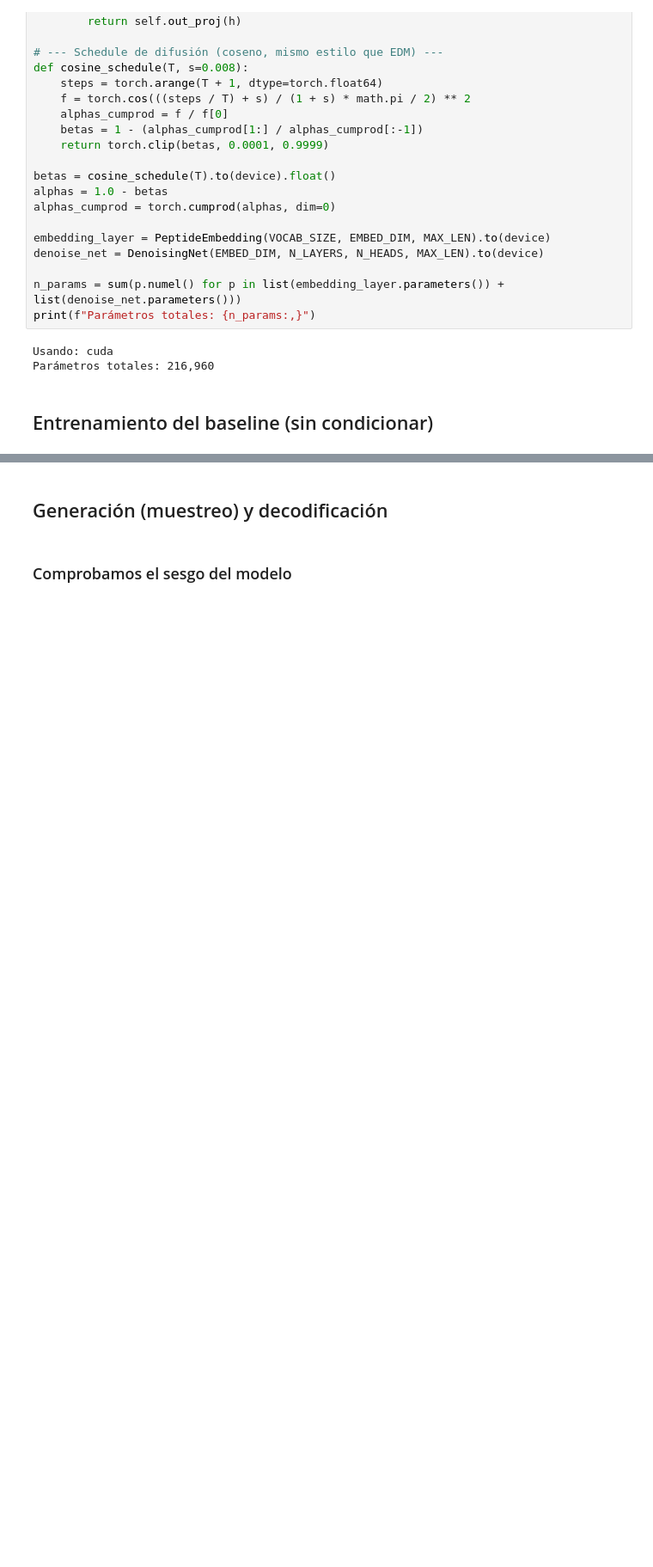
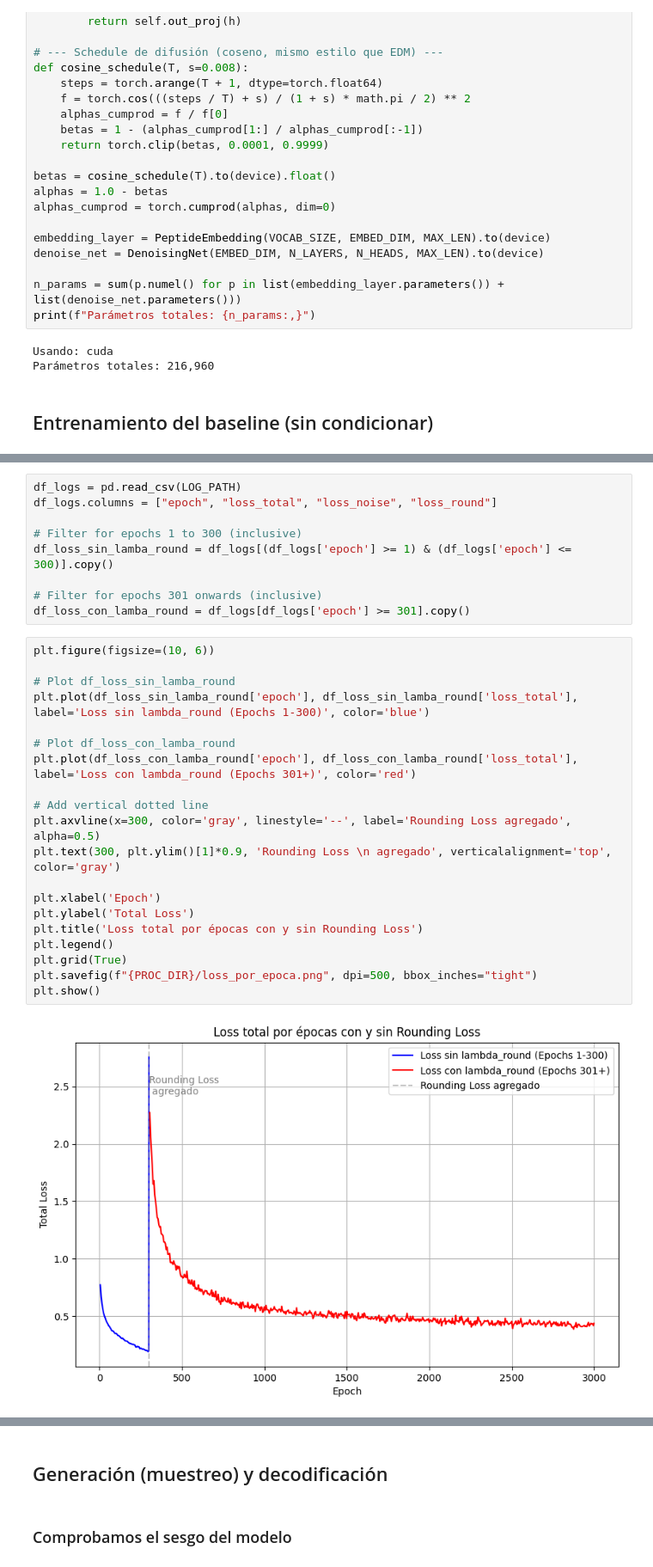
Before and after one commit to Nikolexion/GenerativeDeepLearning, a Jupyter notebook: GDL.ipynb, the cells around one changed output, grey strips where cells are left out. Shown at 86% size. Drawn from its saved outputs; the diff is of its cells as text; blank space fills up the shorter version.

```diff
--- a/GDL.ipynb
+++ b/GDL.ipynb
@@ -577,0 +658,31 @@ Checkpoint encontrado, retomando desde epoch 3000
+# %%
+df_logs = pd.read_csv(LOG_PATH)
+df_logs.columns = ["epoch", "loss_total", "loss_noise", "loss_round"]
+
+# Filter for epochs 1 to 300 (inclusive)
+df_loss_sin_lamba_round = df_logs[(df_logs['epoch'] >= 1) & (df_logs['epoch'] <= 300)].copy()
+
+# Filter for epochs 301 onwards (inclusive)
+df_loss_con_lamba_round = df_logs[df_logs['epoch'] >= 301].copy()
+# %%
+plt.figure(figsize=(10, 6))
+
+# Plot df_loss_sin_lamba_round
+plt.plot(df_loss_sin_lamba_round['epoch'], df_loss_sin_lamba_round['loss_total'], label='Loss sin lambda_round (Epochs 1-300)', color='blue')
+
+# Plot df_loss_con_lamba_round
+plt.plot(df_loss_con_lamba_round['epoch'], df_loss_con_lamba_round['loss_total'], label='Loss con lambda_round (Epochs 301+)', color='red')
+
+# Add vertical dotted line
+plt.axvline(x=300, color='gray', linestyle='--', label='Rounding Loss agregado', alpha=0.5)
+plt.text(300, plt.ylim()[1]*0.9, 'Rounding Loss \n agregado', verticalalignment='top', color='gray')
+
+plt.xlabel('Epoch')
+plt.ylabel('Total Loss')
+plt.title('Loss total por épocas con y sin Rounding Loss')
+plt.legend()
+plt.grid(True)
+plt.savefig(f"{PROC_DIR}/loss_por_epoca.png", dpi=500, bbox_inches="tight")
+plt.show()
+# %% [output]
+[figure, added]
```
Also changed, not shown: parts of 14 cells of this notebook.
